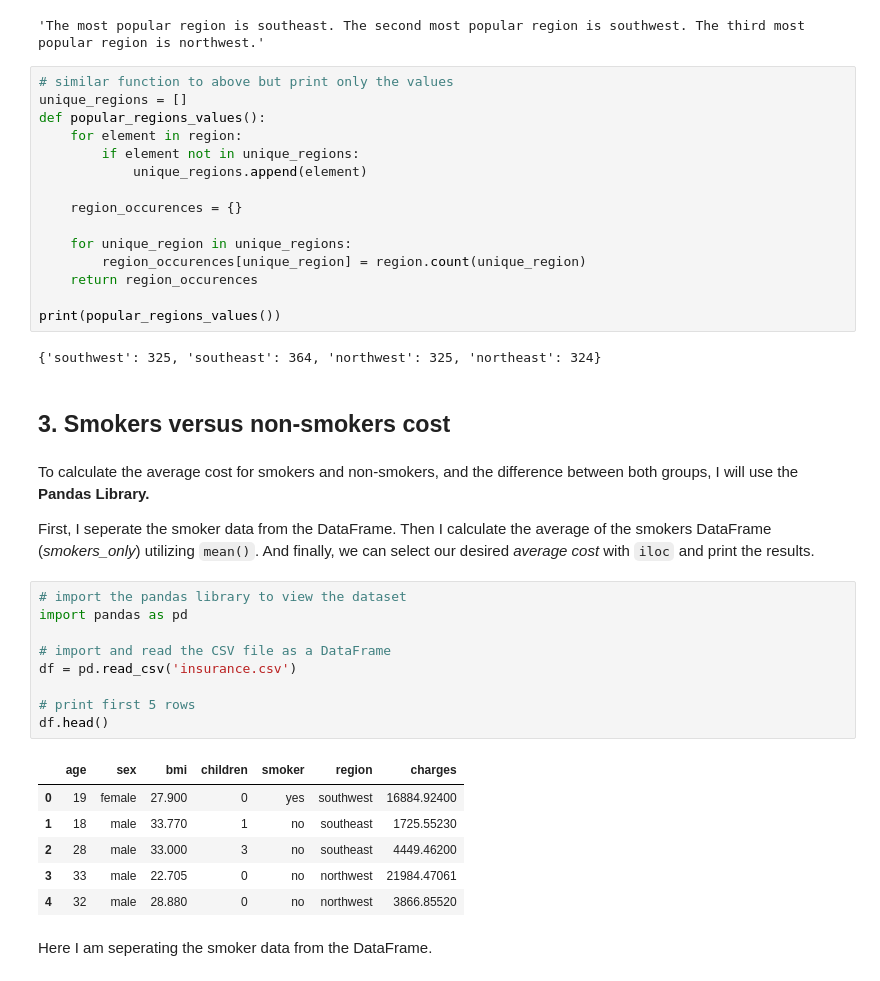
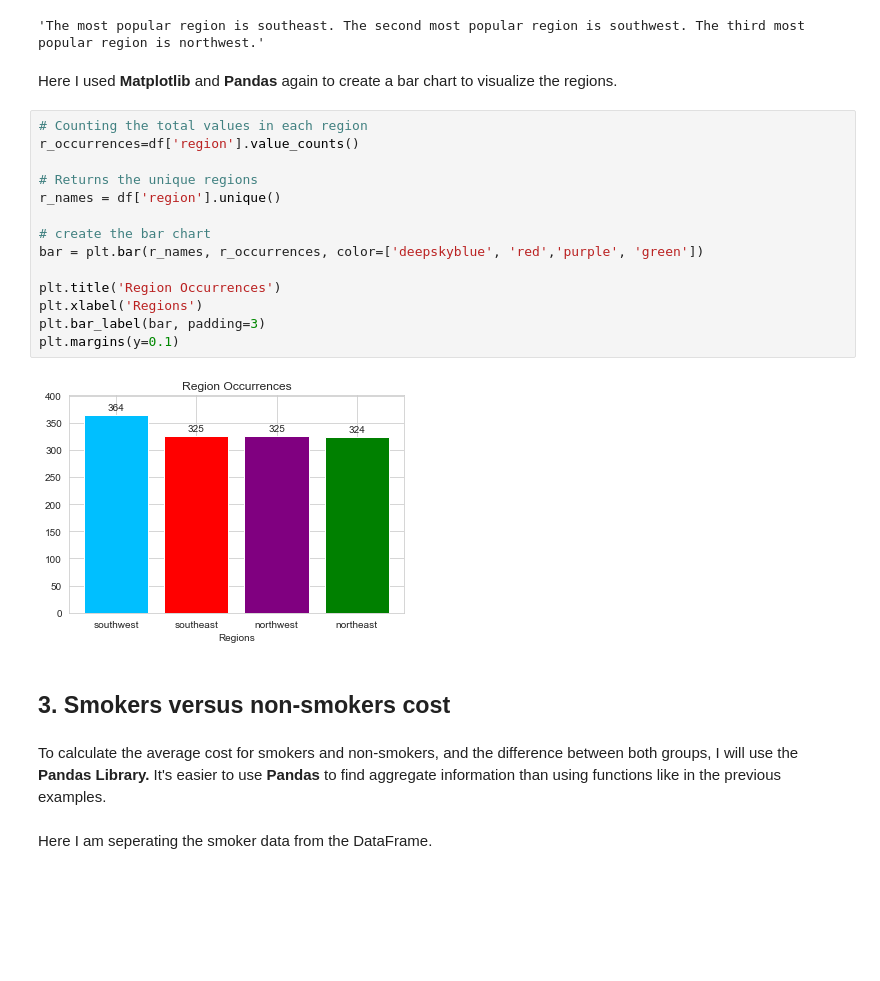
Before and after one commit to anthonyp16/U.S.-Medical-Insurance-, a Jupyter notebook: us-medical-insurance-costs.ipynb, the cells around one changed output. Cells and saved outputs as stored; diff of their text form; blank space fills up the shorter version.

```diff
--- a/us-medical-insurance-costs.ipynb
+++ b/us-medical-insurance-costs.ipynb
@@ -96,45 +130,28 @@ def popular_regions():
 popular_regions()
 # %% [output]
 'The most popular region is southeast. The second most popular region is southwest. The third most popular region is northwest.'
-# %%
-# similar function to above but print only the values
-unique_regions = []
-def popular_regions_values():
-    for element in region:
-        if element not in unique_regions:
-            unique_regions.append(element)
-
-    region_occurences = {}
-
-    for unique_region in unique_regions:
-        region_occurences[unique_region] = region.count(unique_region)
-    return region_occurences
-
-print(popular_regions_values())
-# %% [output]
-{'southwest': 325, 'southeast': 364, 'northwest': 325, 'northeast': 324}
+# %% [markdown]
+Here I used **Matplotlib** and **Pandas** again to create a bar chart to visualize the regions.
+# %%
+# Counting the total values in each region
+r_occurrences=df['region'].value_counts()
+
+# Returns the unique regions
+r_names = df['region'].unique()
+
+# create the bar chart
+bar = plt.bar(r_names, r_occurrences, color=['deepskyblue', 'red','purple', 'green'])
+
+plt.title('Region Occurrences')
+plt.xlabel('Regions')
+plt.bar_label(bar, padding=3)
+plt.margins(y=0.1)
+# %% [output]
+[figure, added]
 # %% [markdown]
 ## 3. Smokers versus non-smokers cost
 # %% [markdown]
-To calculate the average cost for smokers and non-smokers, and the difference between both groups, I will use the **Pandas Library.**
-
-First, I seperate the smoker data from the DataFrame. Then I calculate the average of the smokers DataFrame (*smokers_only*) utilizing `mean()`. And finally, we can select our desired *average cost* with `iloc` and print the results.
+To calculate the average cost for smokers and non-smokers, and the difference between both groups, I will use the **Pandas Library.** It's easier to use **Pandas** to find aggregate information than using functions like in the previous examples.
-# %%
-# import the pandas library to view the dataset
-import pandas as pd
-
-# import and read the CSV file as a DataFrame
-df = pd.read_csv('insurance.csv')
-
-# print first 5 rows
-df.head()
-# %% [output]
-|  | age | sex | bmi | children | smoker | region | charges |
-| 0 | 19 | female | 27.900 | 0 | yes | southwest | 16884.92400 |
-| 1 | 18 | male | 33.770 | 1 | no | southeast | 1725.55230 |
-| 2 | 28 | male | 33.000 | 3 | no | southeast | 4449.46200 |
-| 3 | 33 | male | 22.705 | 0 | no | northwest | 21984.47061 |
-| 4 | 32 | male | 28.880 | 0 | no | northwest | 3866.85520 |
 # %% [markdown]
 Here I am seperating the smoker data from the DataFrame.
 # %%
```
Also changed, not shown: parts of 24 cells of this notebook.
